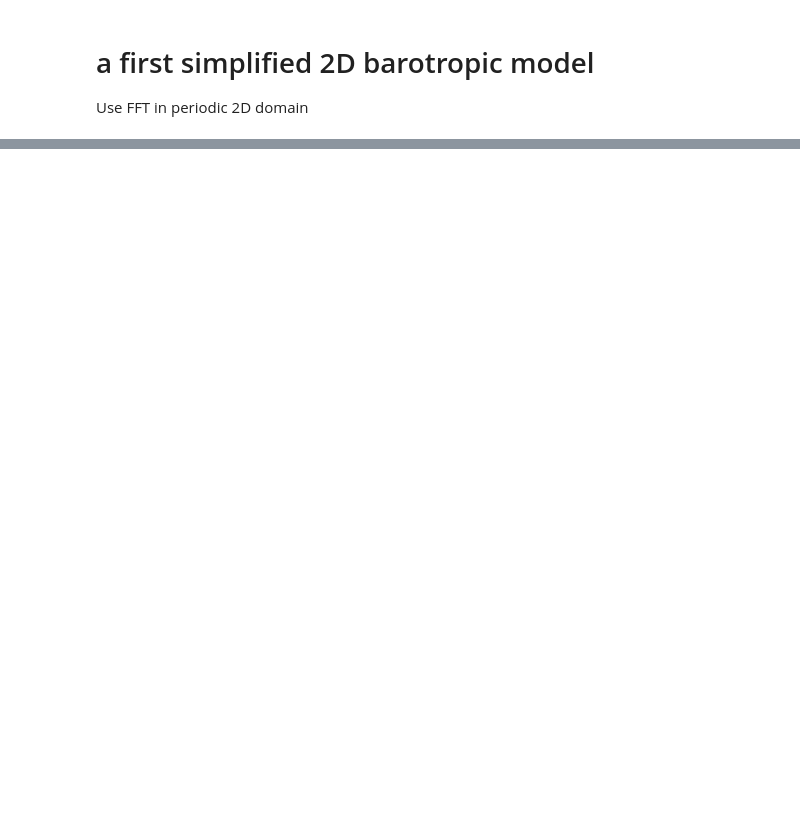
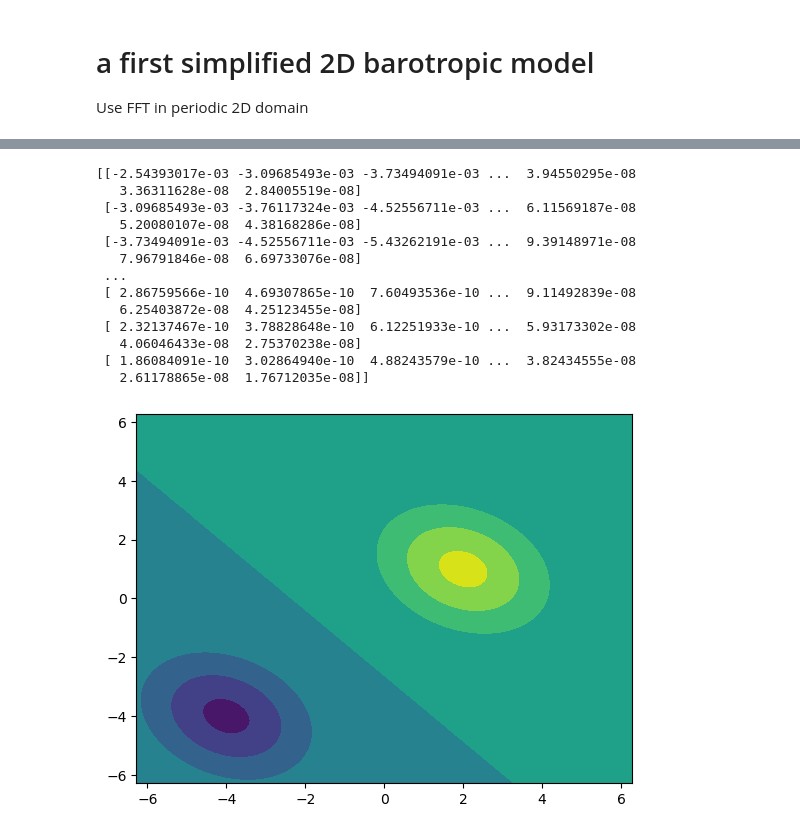
Before and after one commit to fingolfin00/barotropic-2d, a Jupyter notebook: barotropic-2d.ipynb, the cells around one changed output, grey strips where cells are left out. Drawn from its saved outputs; the diff is of its cells as text; code cells hidden in the pictures; blank space fills up the shorter version.

```diff
--- a/barotropic-2d.ipynb
+++ b/barotropic-2d.ipynb
@@ -139,0 +55,61 @@ The autoreload extension is already loaded. To reload it, use:
+# %%
+# initialization
+
+# Mean vector and covariance matrix
+mu = np.array([2., 1.])
+sigma = np.array([[ 2. , -0.5], [-0.5,  2.]])
+
+# Pack x and y into a single 3-dimensional array
+pos = np.empty(x.shape + (2,))
+pos[:, :, 0] = x
+pos[:, :, 1] = y
+
+# Mean vector and covariance matrix
+mu1 = np.array([-4., -4.])
+sigma1 = np.array([[ 2. , -0.5], [-0.5,  2.]])
+
+# Pack x and y into a single 3-dimensional array
+pos1 = np.empty(x.shape + (2,))
+pos1[:, :, 0] = x
+pos1[:, :, 1] = y
+
+psi = multivariate_gaussian(pos, mu, sigma) - multivariate_gaussian(pos1, mu1, sigma1)
+print(psi)
+
+plt.contourf(x,y,np.real(psi))
+
+A = np.zeros((N,N), dtype=complex)
+dAdx_fft = np.zeros((N,N), dtype=complex)
+B = np.zeros((N,N), dtype=complex)
+dBdy_fft = np.zeros((N,N), dtype=complex)
+
+zeta_fft = np.zeros((N,N), dtype=complex)
+u_fft = np.zeros((N,N), dtype=complex)
+v_fft = np.zeros((N,N), dtype=complex)
+
+K = np.arange(0,N)
+L = np.arange(0,N)
+dK = np.zeros(N, dtype=complex)
+dL = np.zeros(N, dtype=complex)
+d2KL = np.zeros((N,N), dtype=complex)
+
+for k in K:
+    dK[k] = 1j*k
+    for l in L:
+        dL[l] = 1j*l
+        d2KL[k,l] = -k**2 - l**2
+# %% [output]
+[[-2.54393017e-03 -3.09685493e-03 -3.73494091e-03 ...  3.94550295e-08
+   3.36311628e-08  2.84005519e-08]
+ [-3.09685493e-03 -3.76117324e-03 -4.52556711e-03 ...  6.11569187e-08
+   5.20080107e-08  4.38168286e-08]
+ [-3.73494091e-03 -4.52556711e-03 -5.43262191e-03 ...  9.39148971e-08
+   7.96791846e-08  6.69733076e-08]
+ ...
+ [ 2.86759566e-10  4.69307865e-10  7.60493536e-10 ...  9.11492839e-08
+   6.25403872e-08  4.25123455e-08]
+ [ 2.32137467e-10  3.78828648e-10  6.12251933e-10 ...  5.93173302e-08
+   4.06046433e-08  2.75370238e-08]
+ [ 1.86084091e-10  3.02864940e-10  4.88243579e-10 ...  3.82434555e-08
+   2.61178865e-08  1.76712035e-08]]
+[figure, added]
```
Also changed, not shown: parts of 3 cells of this notebook.
